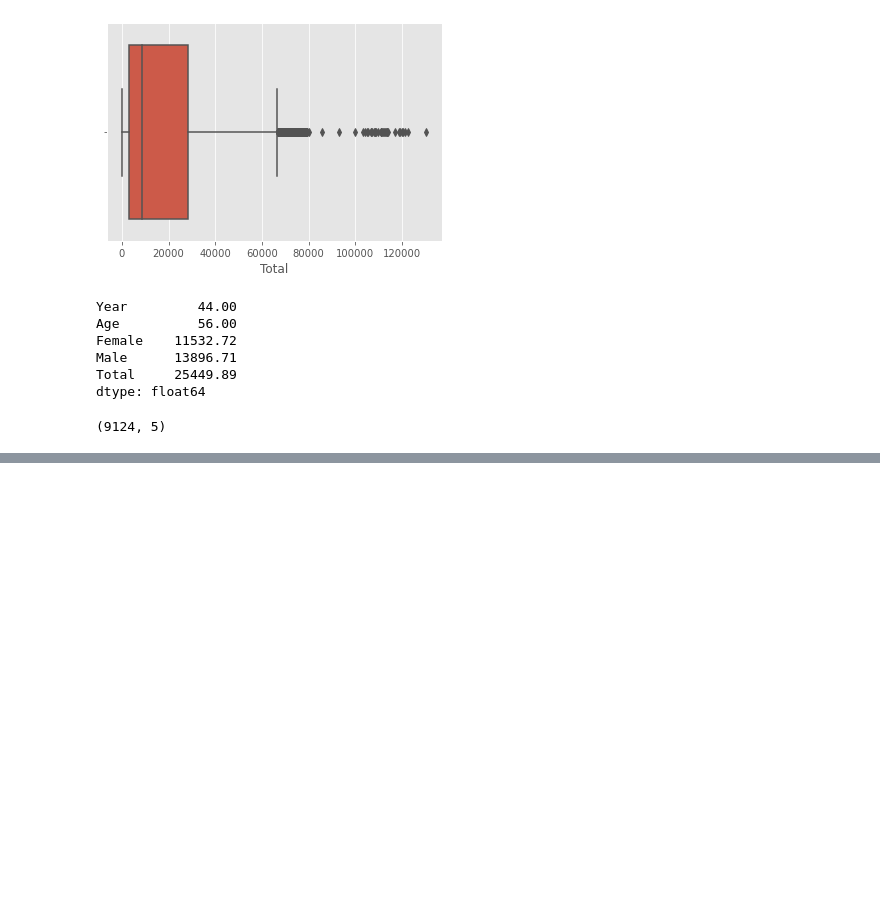
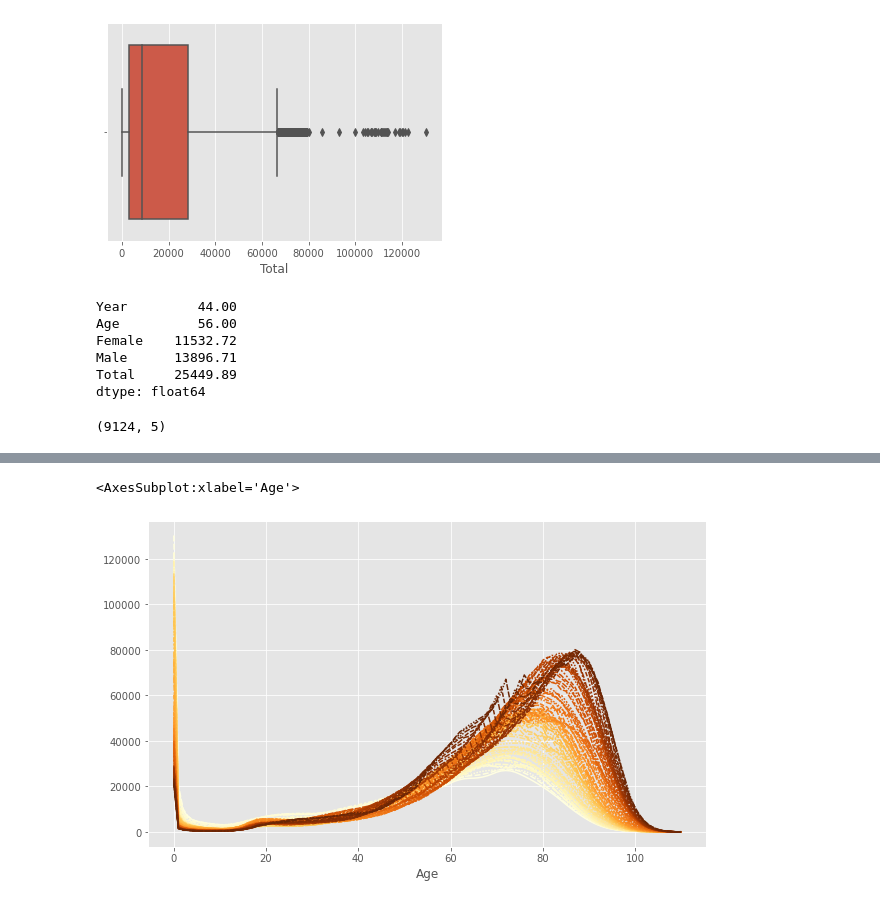
Before and after one commit to beckyepeters/life-expectancy-predictions, a Jupyter notebook: hmd.ipynb, the cells around one changed output, grey strips where cells are left out. Saved outputs shown, nothing was run; the diff lists cells and outputs as text; code cells hidden in the pictures; blank space fills up the shorter version.

```diff
--- a/hmd.ipynb
+++ b/hmd.ipynb
@@ -99,0 +156,6 @@ ax.scatter(tab['Age'], tab['Total']);
+# %%
+fig, ax = plt.subplots(figsize=(10, 6))
+sns.lineplot(data=yrs, legend=None, palette='YlOrBr')
+# %% [output]
+<AxesSubplot:xlabel='Age'>
+[figure, added]
```
Also changed, not shown: parts of 11 cells of this notebook, 1 other file.
